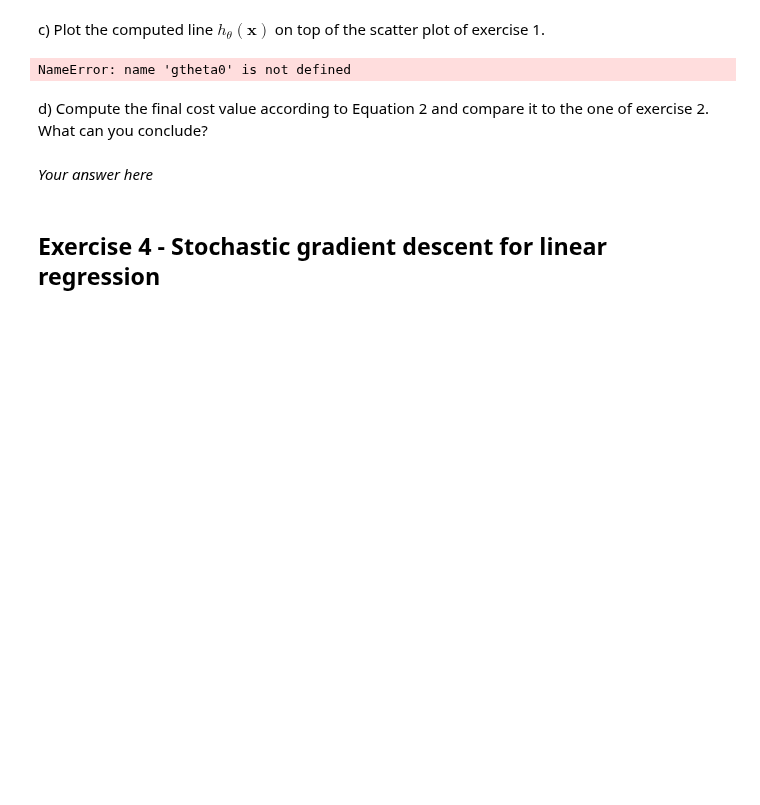
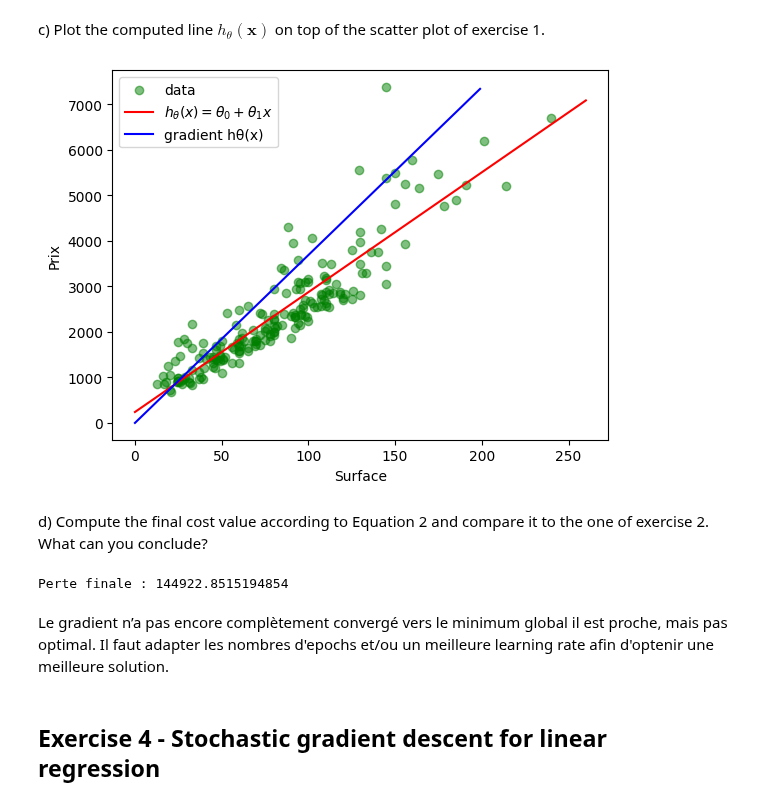
Before and after one commit to pleopleo6/FTP__ML, a Jupyter notebook: ML-PW-04-pellandini-gervasio-jaquet/pw4-linear-regression-pellandini-gervasio-jaquet.ipynb, the cells around one changed output. Cells and saved outputs as stored; diff of their text form; code cells hidden in the pictures; blank space fills up the shorter version.

```diff
--- a/ML-PW-04-pellandini-gervasio-jaquet/pw4-linear-regression-pellandini-gervasio-jaquet.ipynb
+++ b/ML-PW-04-pellandini-gervasio-jaquet/pw4-linear-regression-pellandini-gervasio-jaquet.ipynb
@@ -224,43 +224,34 @@ Aussi si on suit l’erreur sur un jeu de validation et qu’elle commence à au
 # %% [markdown]
 c) Plot the computed line $h_{\theta}(\mathbf{x})$ on top of the scatter plot of exercise 1.
 # %%
+# Nouvelles variables
+x_values = np.array(np.linspace(0, np.max(X) + 20, 200))
 
-# --- valeurs x régulières pour tracer une droite propre
-x_line = np.linspace(dataset["living_area"].min(),
-                     dataset["living_area"].max(),
-                     300)
+h_theta_values = predict(x_values, theta0, theta1)
 
-# --- prédictions du modèle
-y_line_normal = theta0 + theta1 * x_line          # droite équation normale
-y_line_grad   = gtheta0 + gtheta1 * x_line        # droite gradient descent (optionnelle)
+y_values = theta[0] + theta[1] * x_values
 
-# --- scatter des données réelles
-plt.figure(figsize=(7,4))
-plt.scatter(dataset["living_area"], dataset["rent_price"],
-            color="green", alpha=0.6, label="Données réelles")
+plt.xlabel("Surface")
+plt.ylabel("Prix")
 
-# --- droites de régression
-plt.plot(x_line, y_line_normal, color="red", linewidth=2,
-         label="hθ(x) - équation normale")
-plt.plot(x_line, y_line_grad, color="blue", linestyle="--", linewidth=2,
-         label="hθ(x) - gradient descent")
+plt.scatter(x, y, color="green", alpha=0.5) # data point
+plt.plot(x_values, y_values, color="red") # regression
+plt.plot(h_theta_values, color="blue") # gradient
 
-# --- habillage du graphique
-plt.title("Loyer en fonction de la surface habitable")
-plt.xlabel("Surface habitable (m²)")
-plt.ylabel("Prix du loyer (CHF)")
-plt.legend()
-plt.grid(True, linestyle="--", alpha=0.5)
-plt.tight_layout()
+plt.legend(["data", "$h_θ(x) = θ_0 + θ_1x$", "gradient hθ(x)"])
 plt.show()
 # %% [output]
-NameError: name 'gtheta0' is not defined
+[figure, added]
 # %% [markdown]
 d) Compute the final cost value according to Equation 2 and compare it to the one of exercise 2. What can you conclude?
 # %%
 # Your code here
+final_loss = losses[-1]
+print(f"Perte finale : {final_loss}")
+# %% [output]
+Perte finale : 144922.8515194854
 # %% [markdown]
-_Your answer here_
+Le gradient n’a pas encore complètement convergé vers le minimum global il est proche, mais pas optimal. Il faut adapter les nombres d'epochs et/ou un meilleure learning rate afin d'optenir une meilleure solution.
 # %% [markdown]
 ## Exercise 4 - Stochastic gradient descent for linear regression
 # %% [markdown]
```
Also changed, not shown: parts of 1 cell of this notebook.
